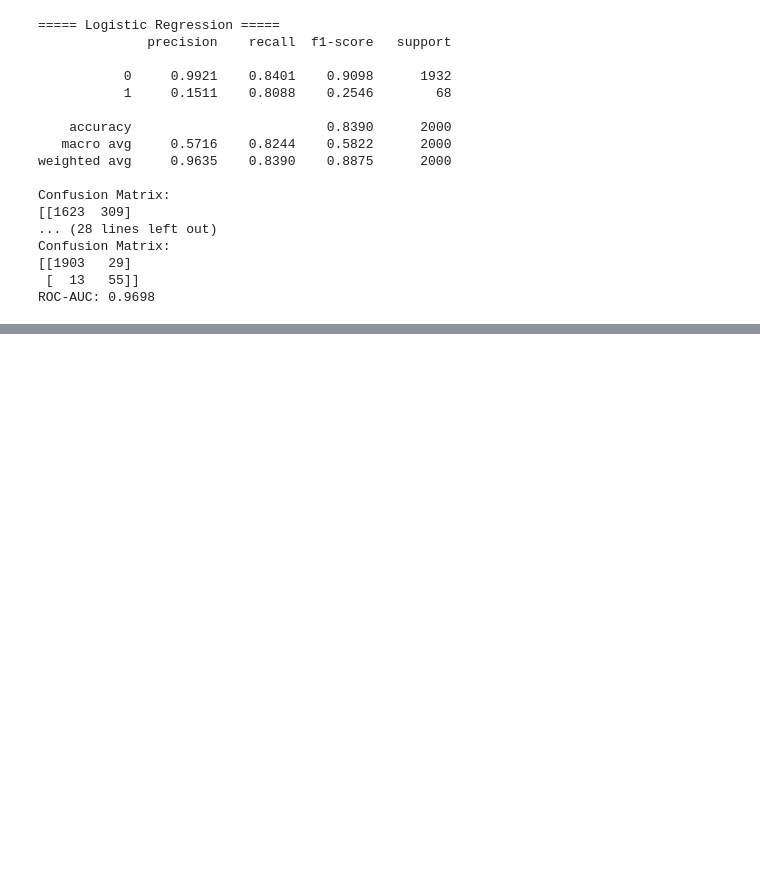
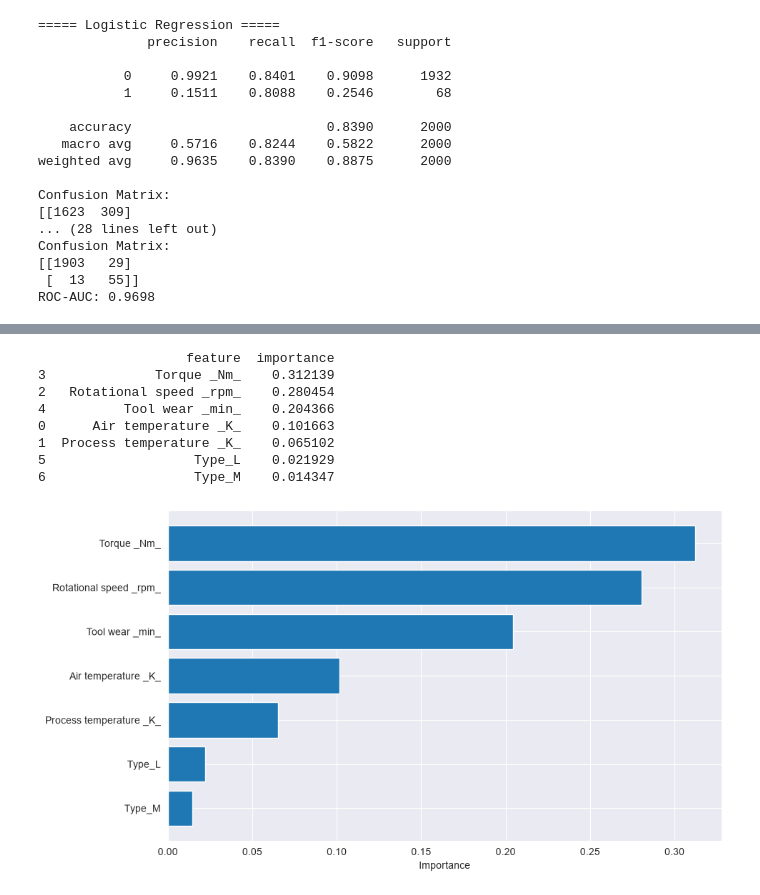
Before and after one commit to amiralavidev/Undergraduate-Project_Predictive-Maintenance, a Jupyter notebook: notebooks/03_model_learning.ipynb, the cells around one changed output, grey strips where cells are left out. Cells and saved outputs as stored; diff of their text form; code cells hidden in the pictures; blank space fills up the shorter version.

```diff
--- a/notebooks/03_model_learning.ipynb
+++ b/notebooks/03_model_learning.ipynb
@@ -369,0 +466,27 @@ ROC-AUC: 0.9698
+# %%
+importances = best_rf.feature_importances_
+feature_names = X_train_resampled.columns
+
+feat_importance_df = pd.DataFrame({
+    'feature': feature_names,
+    'importance': importances
+}).sort_values(by='importance', ascending=False)
+
+print(feat_importance_df)
+
+plt.figure(figsize=(10, 6))
+plt.barh(feat_importance_df['feature'], feat_importance_df['importance'])
+plt.xlabel('Importance')
+plt.gca().invert_yaxis()
+plt.savefig('../reports/feature_importance_rf.png')
+plt.show()
+# %% [output]
+                   feature  importance
+3              Torque _Nm_    0.312139
+2   Rotational speed _rpm_    0.280454
+4          Tool wear _min_    0.204366
+0      Air temperature _K_    0.101663
+1  Process temperature _K_    0.065102
+5                   Type_L    0.021929
+6                   Type_M    0.014347
+[figure, added]
```
Also changed, not shown: parts of 5 cells of this notebook, 4 other files.
